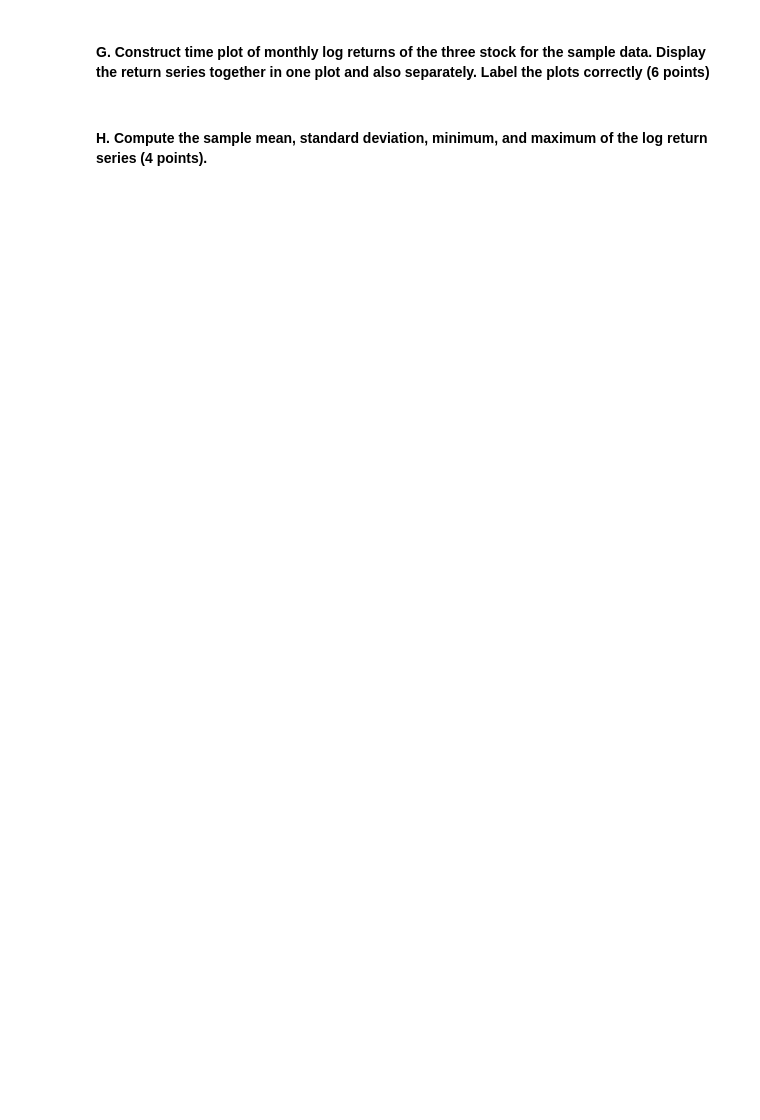
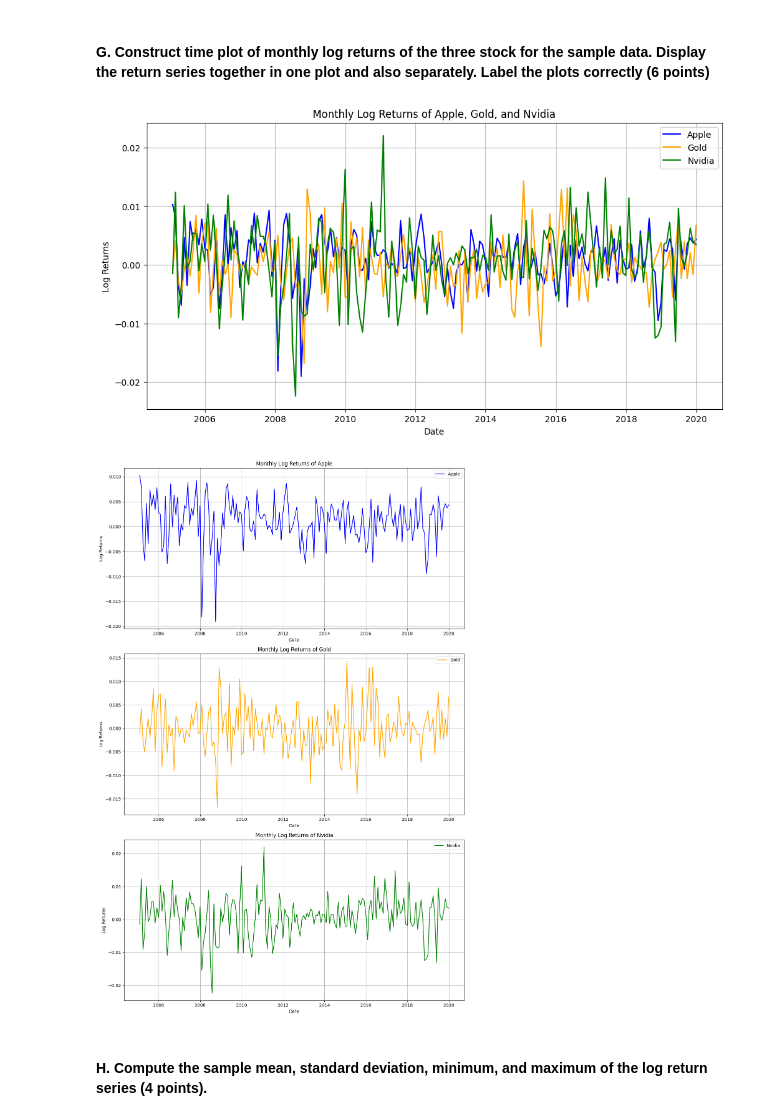
Before and after one commit to ChaseKoronkowski/IFI8420, a Jupyter notebook: Assignment 1/Assignment_1.25.25.ipynb, the cells around one changed output. Saved outputs shown, nothing was run; the diff lists cells and outputs as text; code cells hidden in the pictures; blank space fills up the shorter version.

```diff
--- a/Assignment 1/Assignment_1.25.25.ipynb
+++ b/Assignment 1/Assignment_1.25.25.ipynb
@@ -232,4 +232,10 @@ for stock in stocks:
 # %% [markdown]
 #### F. Compute log returns using adjusted closing price. Write the program efficiently so you can compute all the three stocks returns using functions, loops etc.   (8 points)
 # %%
-# Enter Code he
+# Note: Chase I know you was working on this, update accordingly.
+def compute_log_returns():
+    aapl_daily_log_returns = np.log(apple_df['Close']/ apple_df['Close'].shift(1))
+    nem_daily_log_returns = np.log(gold_df['Close']/ gold_df['Close'].shift(1))
+    nvda_daily_log_returns = np.log(nvidia_df['Close']/ nvidia_df['Close'].shift(1))
+
+    return aapl_daily_log_returns, nem_daily_log_returns, nvda_daily_log_returns
@@ -236,7 +260,58 @@ for stock in stocks:
 # %% [markdown]
 #### G. Construct time plot of monthly log returns of the three stock for the sample data. Display the return series together in one plot and also separately. Label the plots correctly   (6 points)
 # %%
-# Enter Code here
+# Compute log returns
+aapl_log_return, nem_log_return, nvda_log_return = compute_log_returns()
+
+# Convert to DataFrame and resample to monthly frequency
+aapl_monthly = aapl_log_return.resample('ME').mean()
+nem_monthly = nem_log_return.resample('ME').mean()
+nvda_monthly = nvda_log_return.resample('ME').mean()
+
+# Plot combined return series
+plt.figure(figsize=(12, 6))
+plt.plot(aapl_monthly, label='Apple', color='blue')
+plt.plot(nem_monthly, label='Gold', color='orange')
+plt.plot(nvda_monthly, label='Nvidia', color='green')
+plt.xlabel('Date')
+plt.ylabel('Log Returns')
+plt.title('Monthly Log Returns of Apple, Gold, and Nvidia')
+plt.legend()
+plt.grid(True)
+plt.show()
+
+# Plot each return series separately
+fig, axes = plt.subplots(3, 1, figsize=(12, 18))
+
+# Apple
+axes[0].plot(aapl_monthly, label='Apple', color='blue')
+axes[0].set_xlabel('Date')
+axes[0].set_ylabel('Log Returns')
+axes[0].set_title('Monthly Log Returns of Apple')
+axes[0].legend()
+axes[0].grid(True)
+
+# Gold
+axes[1].plot(nem_monthly, label='Gold', color='orange')
+axes[1].set_xlabel('Date')
+axes[1].set_ylabel('Log Returns')
+axes[1].set_title('Monthly Log Returns of Gold')
+axes[1].legend()
+axes[1].grid(True)
+
+# Nvidia
+axes[2].plot(nvda_monthly, label='Nvidia', color='green')
+axes[2].set_xlabel('Date')
+axes[2].set_ylabel('Log Returns')
+axes[2].set_title('Monthly Log Returns of Nvidia')
+axes[2].legend()
+axes[2].grid(True)
+
+plt.tight_layout()
+plt.show()
+# %% [output]
+[figure, added]
+[figure, added]
 # %% [markdown]
 #### H. Compute the sample mean, standard deviation, minimum, and maximum of the log return series (4 points).
 # %%
```
Also changed, not shown: parts of 3 cells of this notebook.
